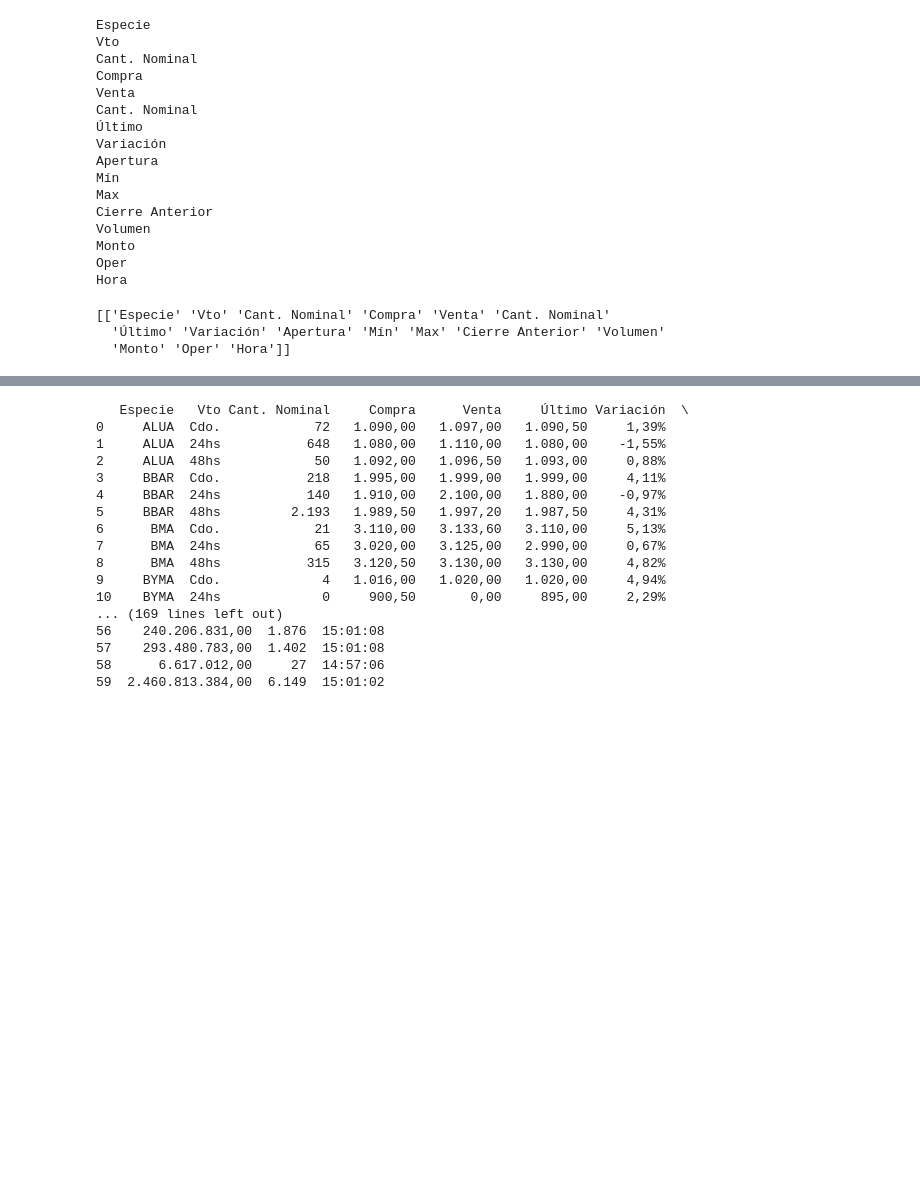
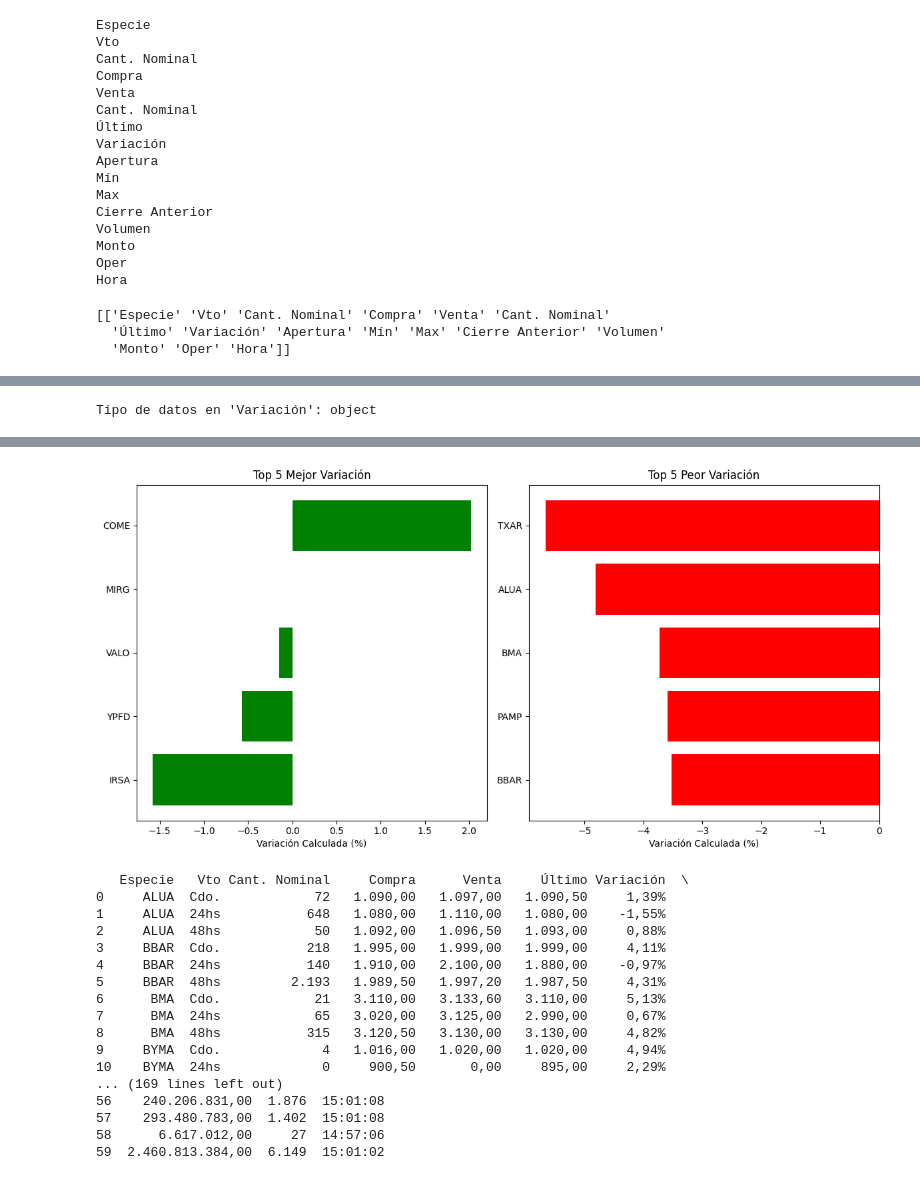
Before and after one commit to rhamiro94/ProyectosScrpaeo, a Jupyter notebook: Proyecto_Scrapeo_BOLSAR.ipynb, the cells around one changed output, grey strips where cells are left out. Saved outputs shown, nothing was run; the diff lists cells and outputs as text; code cells hidden in the pictures; blank space fills up the shorter version.

```diff
--- a/Proyecto_Scrapeo_BOLSAR.ipynb
+++ b/Proyecto_Scrapeo_BOLSAR.ipynb
@@ -152,0 +252,73 @@ for fila in datos:
+# %%
+print("Tipo de datos en 'Variación':", df['Variación'].dtype)
+# %% [output]
+Tipo de datos en 'Variación': object
+# %%
+df = pd.DataFrame(datos)
+
+# Reemplazar puntos y comas en las columnas numéricas
+df['Último'] = df['Último'].str.replace('.', '', regex=False)  # Eliminar puntos (separadores de miles)
+df['Último'] = df['Último'].str.replace(',', '.', regex=False)  # Reemplazar comas por puntos (separador decimal)
+
+df['Cierre Anterior'] = df['Cierre Anterior'].str.replace('.', '', regex=False)  # Eliminar puntos (separadores de miles)
+df['Cierre Anterior'] = df['Cierre Anterior'].str.replace(',', '.', regex=False)  # Reemplazar comas por puntos (separador decimal
+
+# Convertir la columna 'Último' y 'Variación' a numéricas, en caso de que no lo sean
+df['Último'] = pd.to_numeric(df['Último'].str.replace(',', '').str.replace(' ', ''), errors='coerce')
+df['Cierre Anterior'] = df['Cierre Anterior'].str.replace(',', '').str.replace(' ', '')
+
+
+# Paso 3: Convertir las columnas a numérico
+df['Último'] = pd.to_numeric(df['Último'])
+df['Cierre Anterior'] = pd.to_numeric(df['Cierre Anterior'])
+
+# Paso 4: Calcular la variación, asegurarse de que no hay NaN en 'Cierre Anterior'
+df['Variación Calculada'] = ((df['Último'] - df['Cierre Anterior']) / df['Cierre Anterior']) * 100
+
+# Eliminar filas con valores NaN en 'Último', 'Cierre Anterior' o 'Variación Calculada'
+df = df.dropna(subset=['Último', 'Cierre Anterior', 'Variación Calculada'])
+
+# Eliminar espacios y normalizar los valores en 'Vto'
+df['Vto'] = df['Vto'].str.strip().str.lower()
+
+# Filtrar las filas donde el valor de la columna 'Vto' sea '24hs'
+df_filtered = df[df['Vto'] == '24hs']
+
+
+# Seleccionar solo las columnas necesarias
+df_filtered = df_filtered[['Especie', 'Último', 'Variación Calculada']]
+
+# Obtener el top 5 de empresas con mejor variación
+top_5_mejor_variacion = df_filtered.nlargest(5, 'Variación Calculada')
+
+# Obtener el top 5 de empresas con peor variación
+top_5_peor_variacion = df_filtered.nsmallest(5, 'Variación Calculada')
+
+# Verificar si los DataFrames top_5_mejor_variacion y top_5_peor_variacion no están vacíos
+print("\nTop 5 Mejor Variación:")
+print(top_5_mejor_variacion)
+
+print("\nTop 5 Peor Variación:")
+print(top_5_peor_variacion)
+
+# Crear gráficos de barras invertidas
+plt.figure(figsize=(12, 6))
+
+# Gráfico de mejor variación
+plt.subplot(1, 2, 1)
+plt.barh(top_5_mejor_variacion['Especie'], top_5_mejor_variacion['Variación Calculada'], color='green')
+plt.xlabel('Variación Calculada (%)')
+plt.title('Top 5 Mejor Variación')
+plt.gca().invert_yaxis()
+
+# Gráfico de peor variación
+plt.subplot(1, 2, 2)
+plt.barh(top_5_peor_variacion['Especie'], top_5_peor_variacion['Variación Calculada'], color='red')
+plt.xlabel('Variación Calculada (%)')
+plt.title('Top 5 Peor Variación')
+plt.gca().invert_yaxis()
+
+# Ajustar y mostrar gráficos
+plt.tight_layout()
+plt.show()
+# %% [output]
@@ -153,3 +340,4 @@ for fila in datos:
+[figure, added]
 # %%
 
 # Convertir la lista de diccionarios a un DataFrame
```
Also changed, not shown: parts of 9 cells of this notebook.
